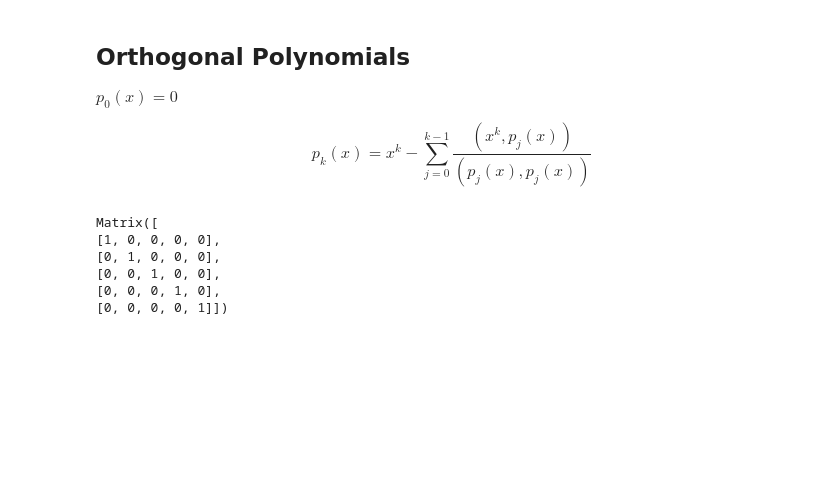
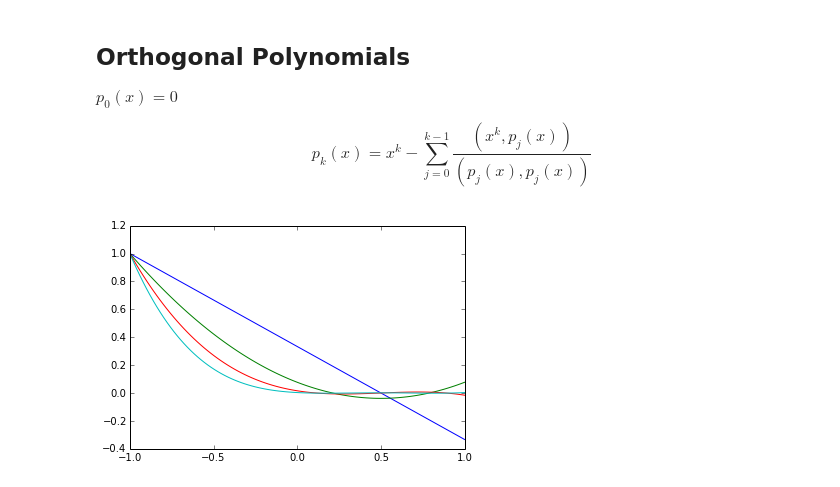
Before and after one commit to nicolacavallini/applied-mathematics, a Jupyter notebook: python-lectures/04_best_approximation.ipynb, the cells around one changed output. Cells and saved outputs as stored; diff of their text form; code cells hidden in the pictures; blank space fills up the shorter version.

```diff
--- a/python-lectures/04_best_approximation.ipynb
+++ b/python-lectures/04_best_approximation.ipynb
@@ -51,31 +56,35 @@ def scalar_prod(p0,p1):
 # %%
 t = sym.symbols('t')
 k = 3
 
 Pk = [1]
 
 for k in xrange(1,5):
     s = 0
     for j in xrange(0,k):
         s+= scalar_prod(t**k,Pk[j])/scalar_prod(Pk[j],Pk[j])*Pk[j]
     pk = t**k-s
-    pk = pk/sym.sqrt(scalar_prod(pk,pk))
+    #pk = pk/sym.sqrt(scalar_prod(pk,pk))
+    fs = sym.lambdify(t, pk, 'numpy')
+    pk = pk/fs(-1.)
     Pk.append(pk)
 
 
 Mij = []
 for i in xrange(len(Pk)):
     row = []
     for j in xrange(len(Pk)):
         row.append(scalar_prod(Pk[i],Pk[j]))
     Mij.append(row)
 
 Mij = sym.Matrix(Mij)
 Mij
+
+for p in Pk:
+    if p != 1 :
+        fs = sym.lambdify(t, p, 'numpy')
+        #print x.shape
+        #print fs(x)
+        _ = pl.plot(x,fs(x))
 # %% [output]
-Matrix([
-[1, 0, 0, 0, 0],
-[0, 1, 0, 0, 0],
-[0, 0, 1, 0, 0],
-[0, 0, 0, 1, 0],
-[0, 0, 0, 0, 1]])
+[figure, added]
```
Also changed, not shown: parts of 20 cells of this notebook.
